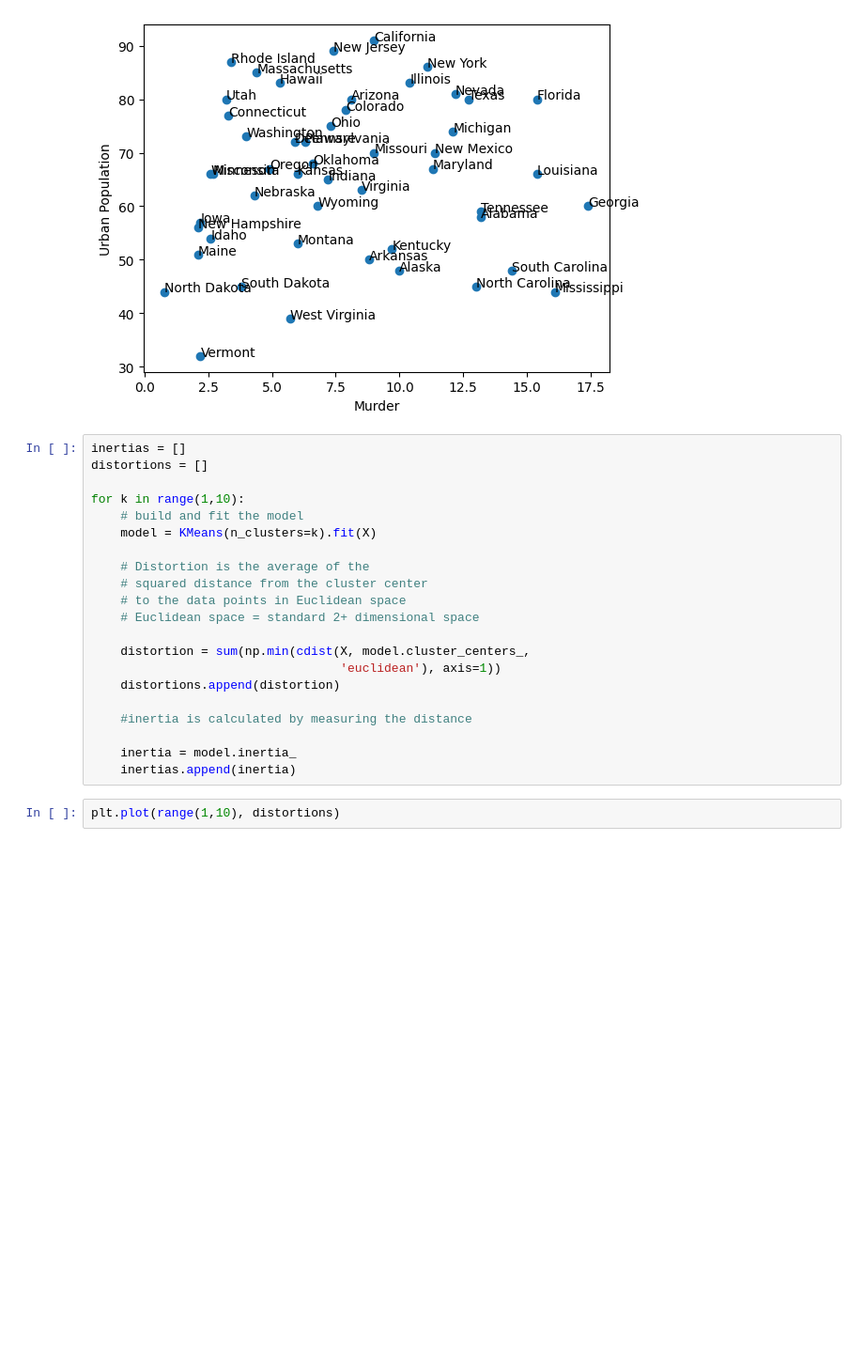
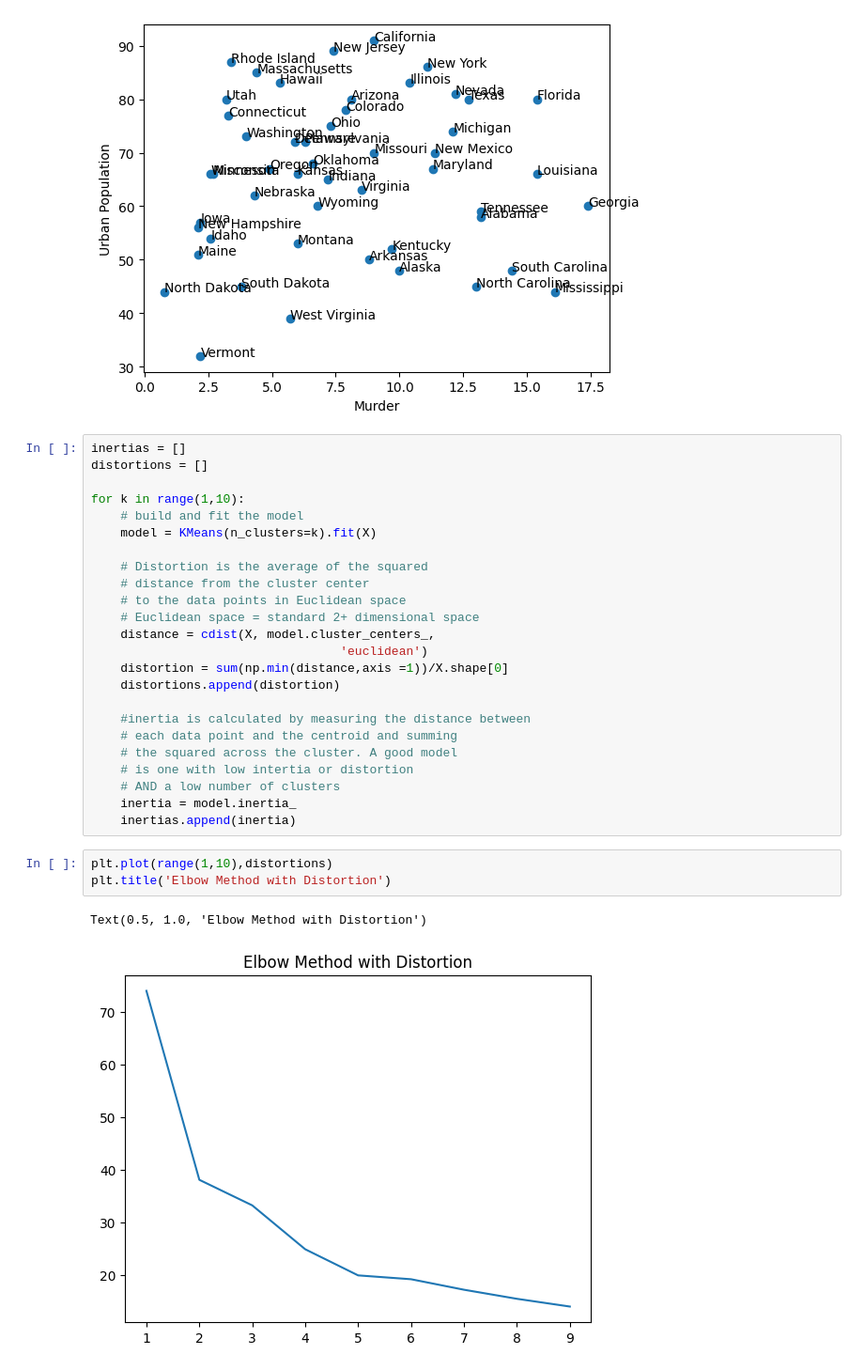
Before and after one commit to twillis8/Class, a Jupyter notebook: week_12/unsupervised_learning.ipynb, the cells around one changed output. Shown: that part at 94% size. Drawn from its saved outputs; the diff is of its cells as text; blank space fills up the shorter version.

```diff
--- a/week_12/unsupervised_learning.ipynb
+++ b/week_12/unsupervised_learning.ipynb
@@ -48,18 +41,25 @@ for k in range(1,10):
     # build and fit the model
     model = KMeans(n_clusters=k).fit(X)
 
-    # Distortion is the average of the
-    # squared distance from the cluster center
+    # Distortion is the average of the squared
+    # distance from the cluster center
     # to the data points in Euclidean space
     # Euclidean space = standard 2+ dimensional space
-
-    distortion = sum(np.min(cdist(X, model.cluster_centers_,
-                                  'euclidean'), axis=1))
+    distance = cdist(X, model.cluster_centers_,
+                                  'euclidean')
+    distortion = sum(np.min(distance,axis =1))/X.shape[0]
     distortions.append(distortion)
 
-    #inertia is calculated by measuring the distance
-
+    #inertia is calculated by measuring the distance between
+    # each data point and the centroid and summing
+    # the squared across the cluster. A good model
+    # is one with low intertia or distortion
+    # AND a low number of clusters
     inertia = model.inertia_
     inertias.append(inertia)
 # %%
-plt.plot(range(1,10), distortions)
+plt.plot(range(1,10),distortions)
+plt.title('Elbow Method with Distortion')
+# %% [output]
+Text(0.5, 1.0, 'Elbow Method with Distortion')
+[figure, added]
```
Also changed, not shown: parts of 12 cells of this notebook, 2 other files.
